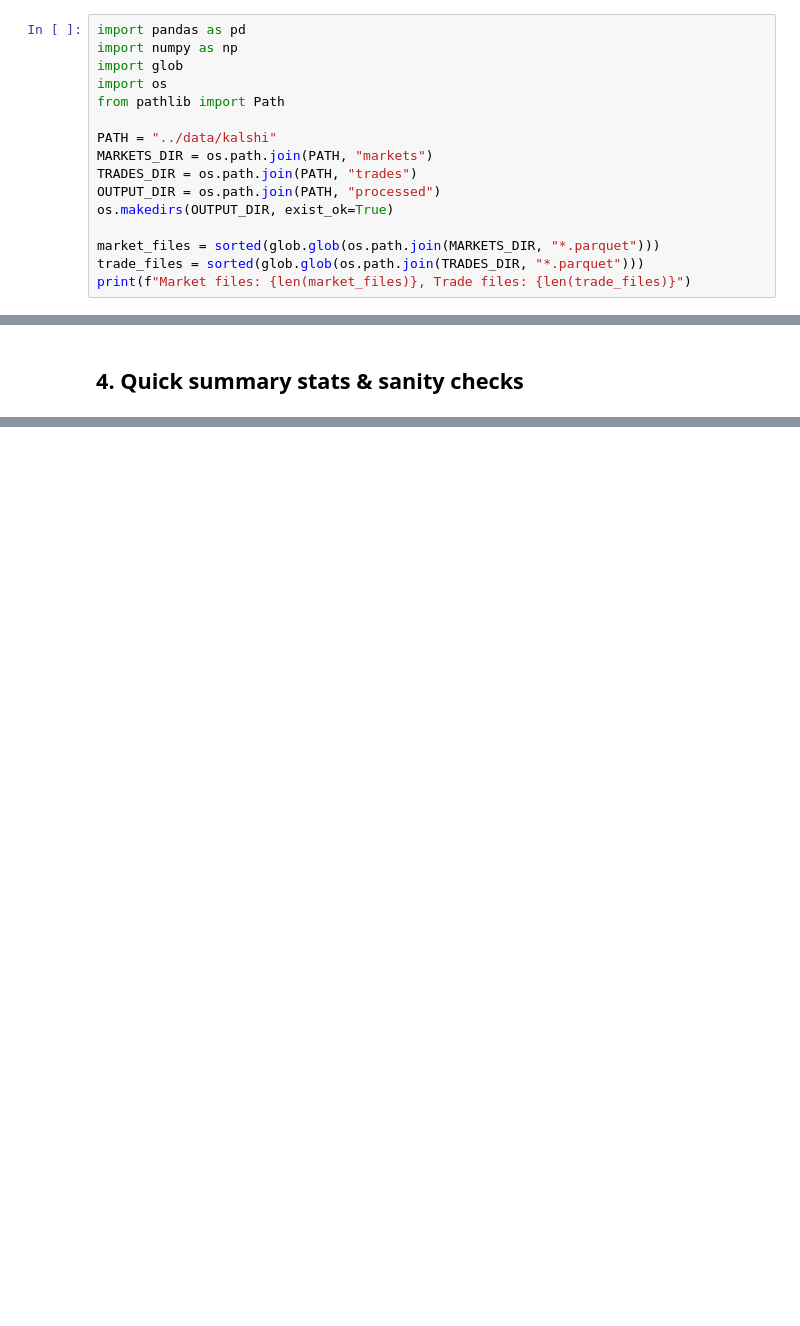
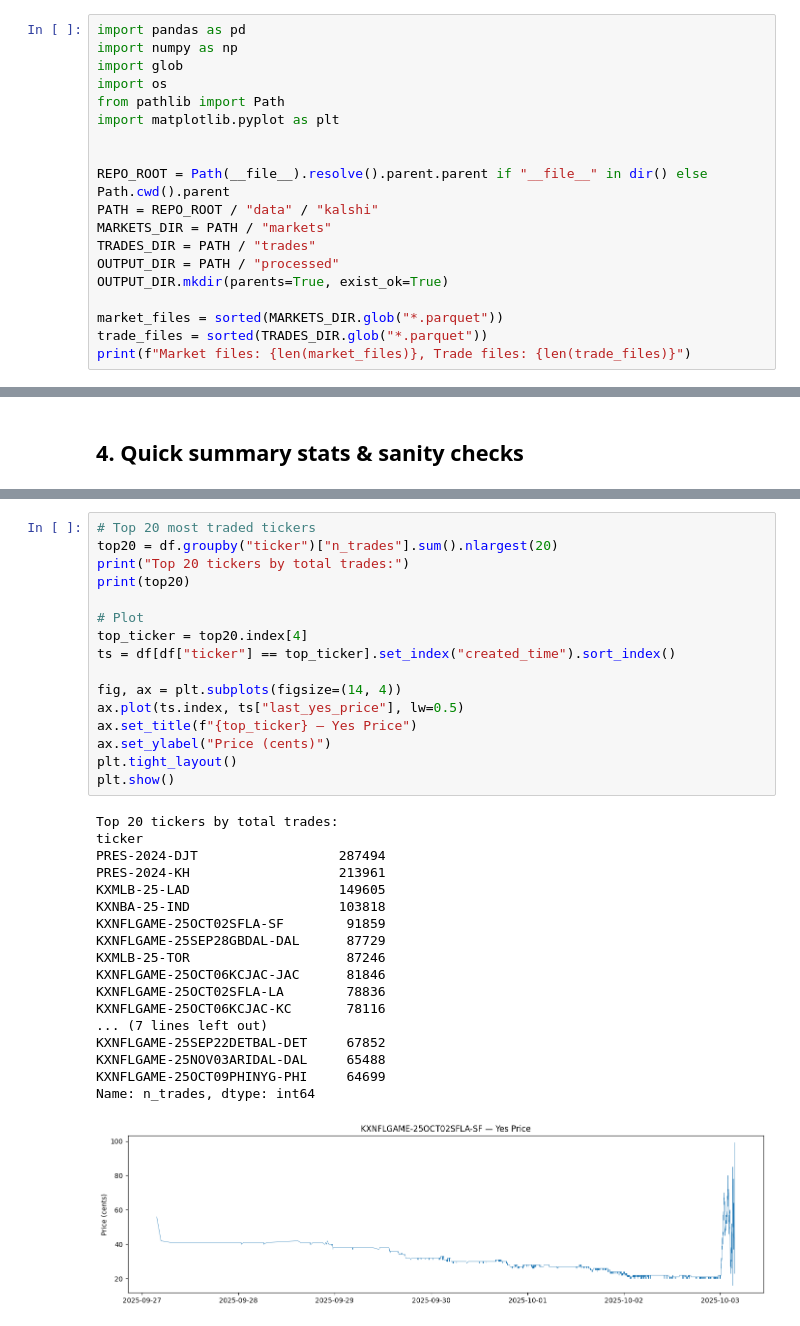
Before and after one commit to abprada/Kalshi-Project, a Jupyter notebook: notebooks/data.ipynb, the cells around one changed output, grey strips where cells are left out. Cells and saved outputs as stored; diff of their text form; blank space fills up the shorter version.

```diff
--- a/notebooks/data.ipynb
+++ b/notebooks/data.ipynb
@@ -7,13 +7,16 @@ import numpy as np
 import glob
 import os
 from pathlib import Path
+import matplotlib.pyplot as plt
 
-PATH = "../data/kalshi"
-MARKETS_DIR = os.path.join(PATH, "markets")
-TRADES_DIR = os.path.join(PATH, "trades")
-OUTPUT_DIR = os.path.join(PATH, "processed")
-os.makedirs(OUTPUT_DIR, exist_ok=True)
 
-market_files = sorted(glob.glob(os.path.join(MARKETS_DIR, "*.parquet")))
-trade_files = sorted(glob.glob(os.path.join(TRADES_DIR, "*.parquet")))
+REPO_ROOT = Path(__file__).resolve().parent.parent if "__file__" in dir() else Path.cwd().parent
+PATH = REPO_ROOT / "data" / "kalshi"
+MARKETS_DIR = PATH / "markets"
+TRADES_DIR = PATH / "trades"
+OUTPUT_DIR = PATH / "processed"
+OUTPUT_DIR.mkdir(parents=True, exist_ok=True)
+
+market_files = sorted(MARKETS_DIR.glob("*.parquet"))
+trade_files = sorted(TRADES_DIR.glob("*.parquet"))
 print(f"Market files: {len(market_files)}, Trade files: {len(trade_files)}")
@@ -149,0 +356,35 @@ print(f"                  no_bid: {mkt['no_bid']}, no_ask: {mkt['no_ask']}, no_s
+# %%
+# Top 20 most traded tickers
+top20 = df.groupby("ticker")["n_trades"].sum().nlargest(20)
+print("Top 20 tickers by total trades:")
+print(top20)
+
+# Plot
+top_ticker = top20.index[4]
+ts = df[df["ticker"] == top_ticker].set_index("created_time").sort_index()
+
+fig, ax = plt.subplots(figsize=(14, 4))
+ax.plot(ts.index, ts["last_yes_price"], lw=0.5)
+ax.set_title(f"{top_ticker} — Yes Price")
+ax.set_ylabel("Price (cents)")
+plt.tight_layout()
+plt.show()
+# %% [output]
+Top 20 tickers by total trades:
+ticker
+PRES-2024-DJT                  287494
+PRES-2024-KH                   213961
+KXMLB-25-LAD                   149605
+KXNBA-25-IND                   103818
+KXNFLGAME-25OCT02SFLA-SF        91859
+KXNFLGAME-25SEP28GBDAL-DAL      87729
+KXMLB-25-TOR                    87246
+KXNFLGAME-25OCT06KCJAC-JAC      81846
+KXNFLGAME-25OCT02SFLA-LA        78836
+KXNFLGAME-25OCT06KCJAC-KC       78116
+... (7 lines left out)
+KXNFLGAME-25SEP22DETBAL-DET     67852
+KXNFLGAME-25NOV03ARIDAL-DAL     65488
+KXNFLGAME-25OCT09PHINYG-PHI     64699
+Name: n_trades, dtype: int64
+[figure, added]
```
Also changed, not shown: parts of 25 cells of this notebook, 1 other file.
